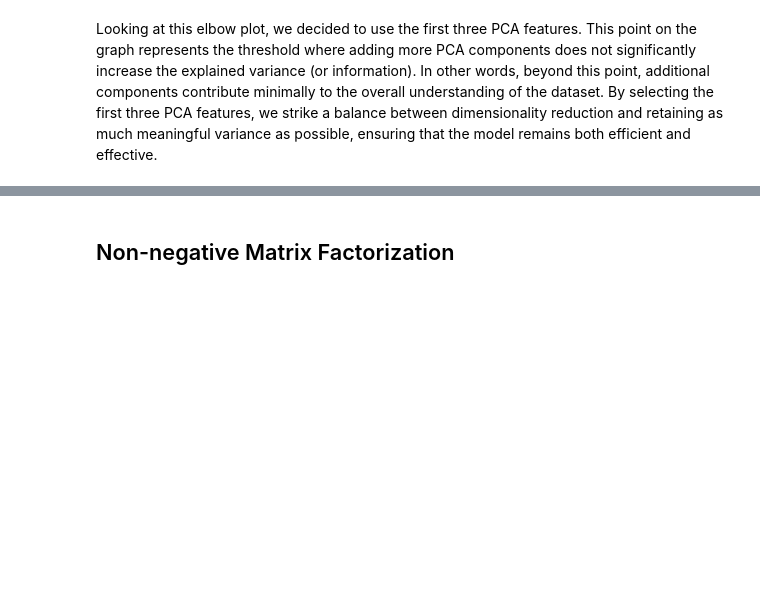
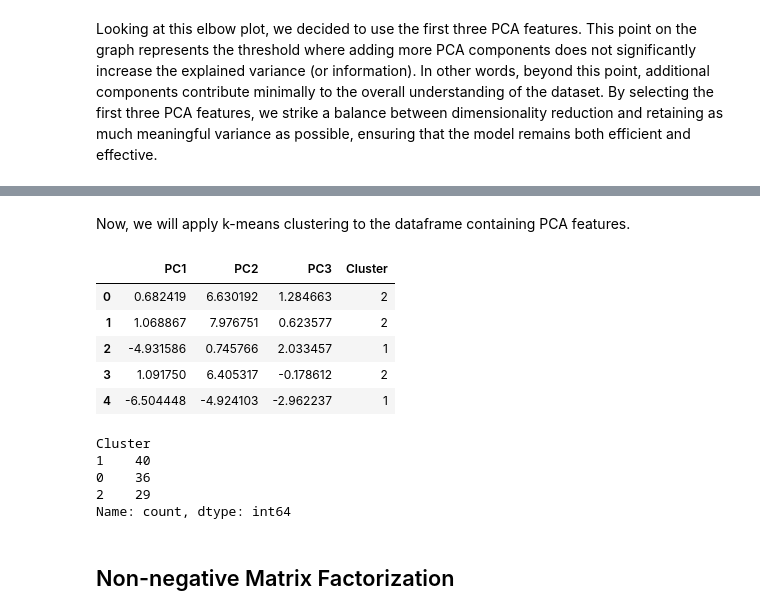
Before and after one commit to casperpriem05/ML, a Jupyter notebook: Opdracht_3/ML3_muziek_genres.ipynb, the cells around one changed output, grey strips where cells are left out. Drawn from its saved outputs; the diff is of its cells as text; code cells hidden in the pictures; blank space fills up the shorter version.

```diff
--- a/Opdracht_3/ML3_muziek_genres.ipynb
+++ b/Opdracht_3/ML3_muziek_genres.ipynb
@@ -1722,3 +1739,29 @@ Looking at this elbow plot, we decided to use the first three PCA features. This
+# %% [markdown]
+Now, we will apply k-means clustering to the dataframe containing PCA features.
+# %%
+kmeans_pca = KMeans(n_clusters=3, random_state=42)  # Set n_clusters to 3 as per the requirement
+kmeans_pca.fit(pca_df)
+
+# Add the cluster labels to the DataFrame
+pca_df['Cluster'] = kmeans_pca.labels_
+
+# Display the resulting DataFrame with clusters
+display(pca_df.head())
+# %% [output]
+|  | PC1 | PC2 | PC3 | Cluster |
+| 0 | 0.682419 | 6.630192 | 1.284663 | 2 |
+| 1 | 1.068867 | 7.976751 | 0.623577 | 2 |
+| 2 | -4.931586 | 0.745766 | 2.033457 | 1 |
+| 3 | 1.091750 | 6.405317 | -0.178612 | 2 |
+| 4 | -6.504448 | -4.924103 | -2.962237 | 1 |
+# %%
+display(pca_df['Cluster'].value_counts())
+# %% [output]
+Cluster
+1    40
+0    36
+2    29
+Name: count, dtype: int64
 # %% [markdown]
 ## Non-negative Matrix Factorization
 # %% [markdown]
```
Also changed, not shown: parts of 20 cells of this notebook.
